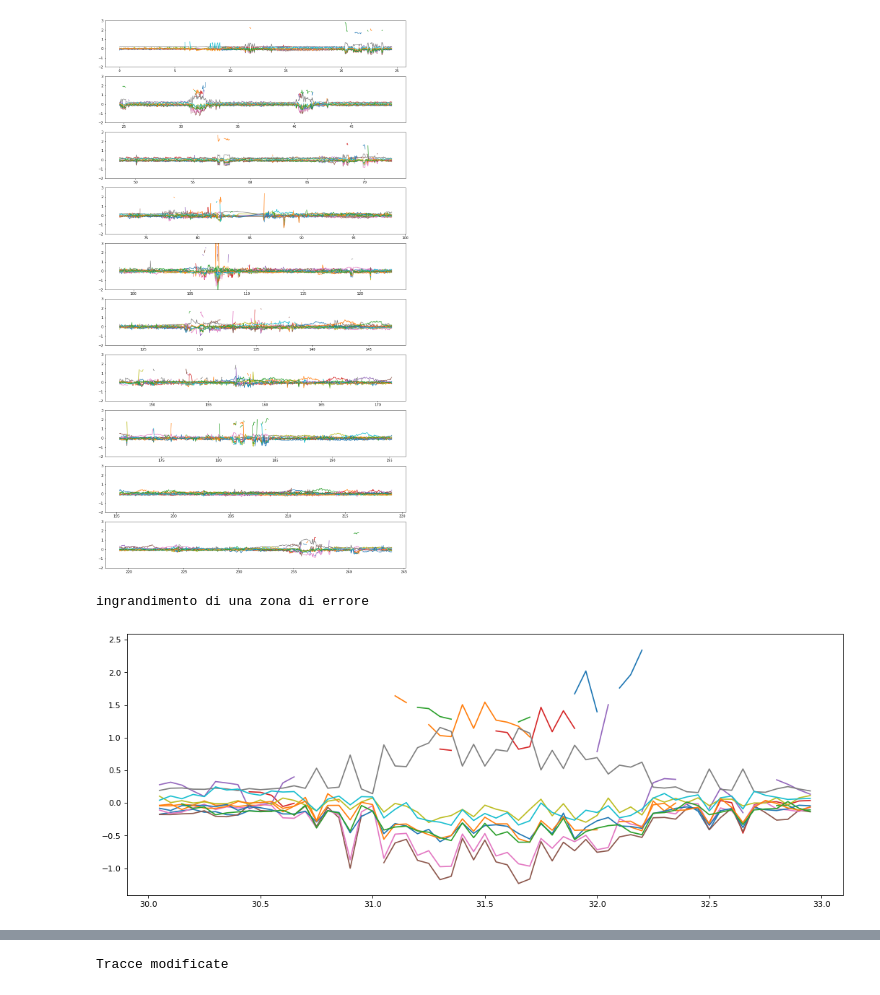
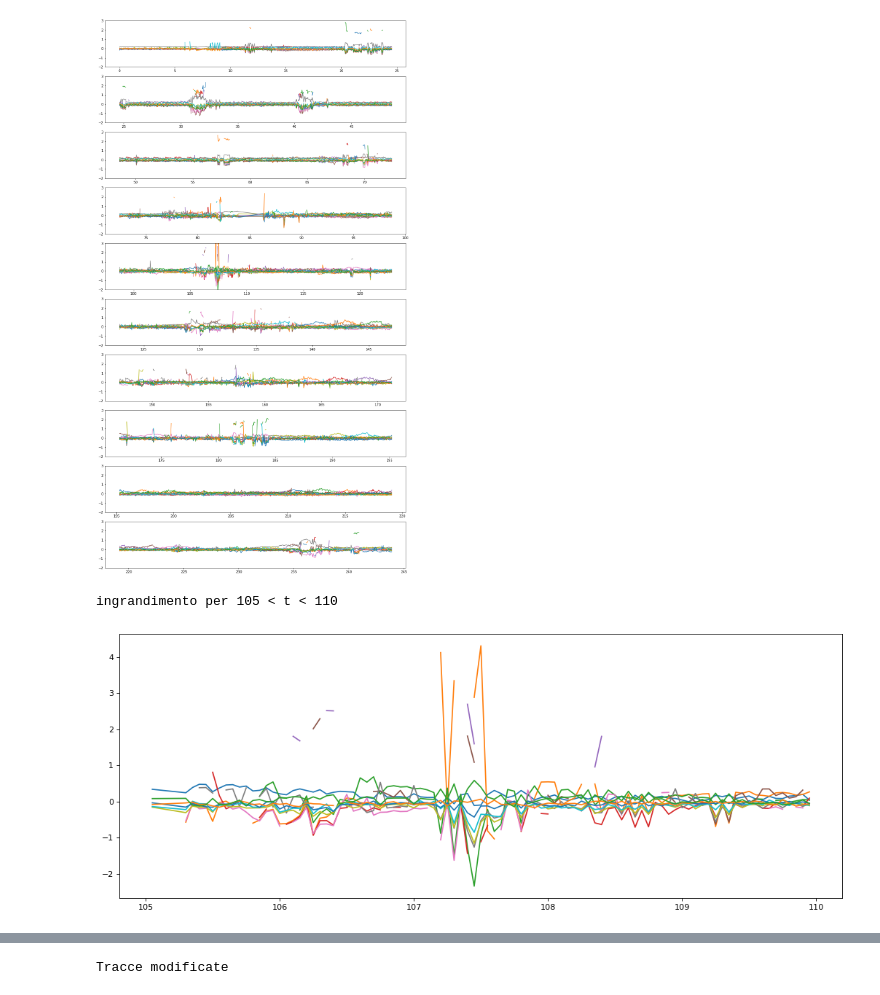
Before and after one commit to paolini/lps_test, a Jupyter notebook: lps test.ipynb, the cells around one changed output, grey strips where cells are left out. Saved outputs shown, nothing was run; the diff lists cells and outputs as text; code cells hidden in the pictures.

```diff
--- a/lps test.ipynb
+++ b/lps test.ipynb
@@ -47,11 +47,12 @@ Tracce complete
 [figure]
 # %%
 # disegna un ingrandimento temporale
-
-where = (t>30) & (t<33)
+#start, end = 30, 33
+start,end = 105, 110
+where = (t>start) & (t<end)
 figure(figsize=(16, 6), dpi=80)
 plt.plot(t[where], v[where])
-print("ingrandimento di una zona di errore")
+print("ingrandimento per {} < t < {}".format(start,end))
 # %% [output]
-ingrandimento di una zona di errore
+ingrandimento per 105 < t < 110
-[figure, old version]
+[figure, new version]
```
Also changed, not shown: parts of 1 cell of this notebook, 1 other file.
